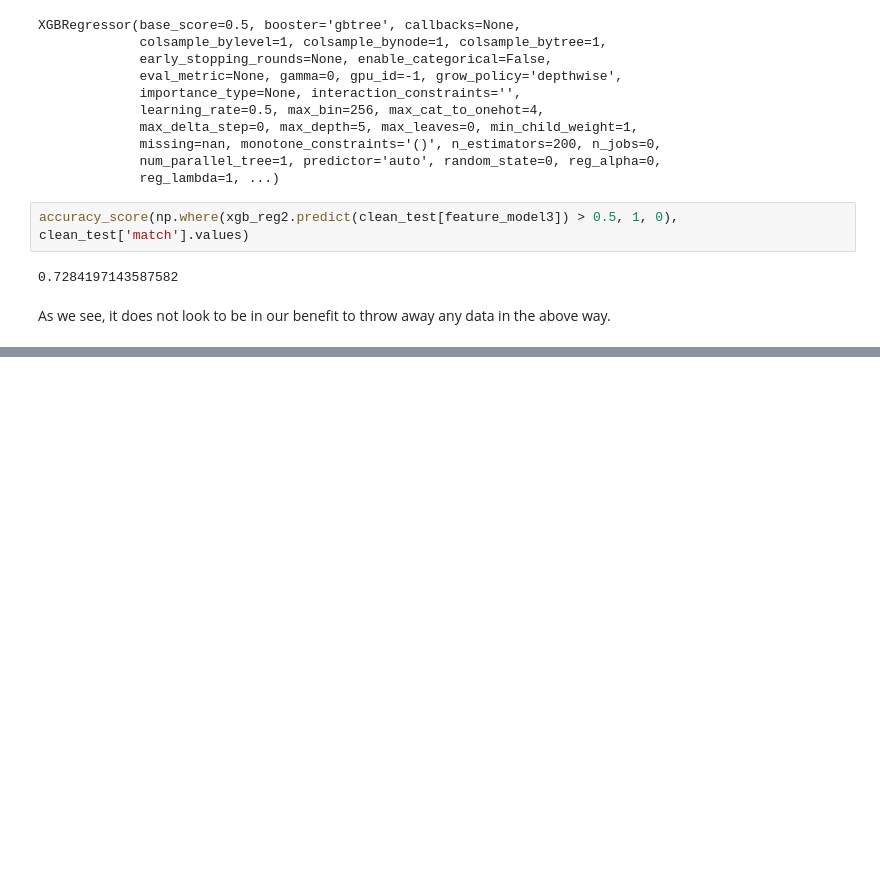
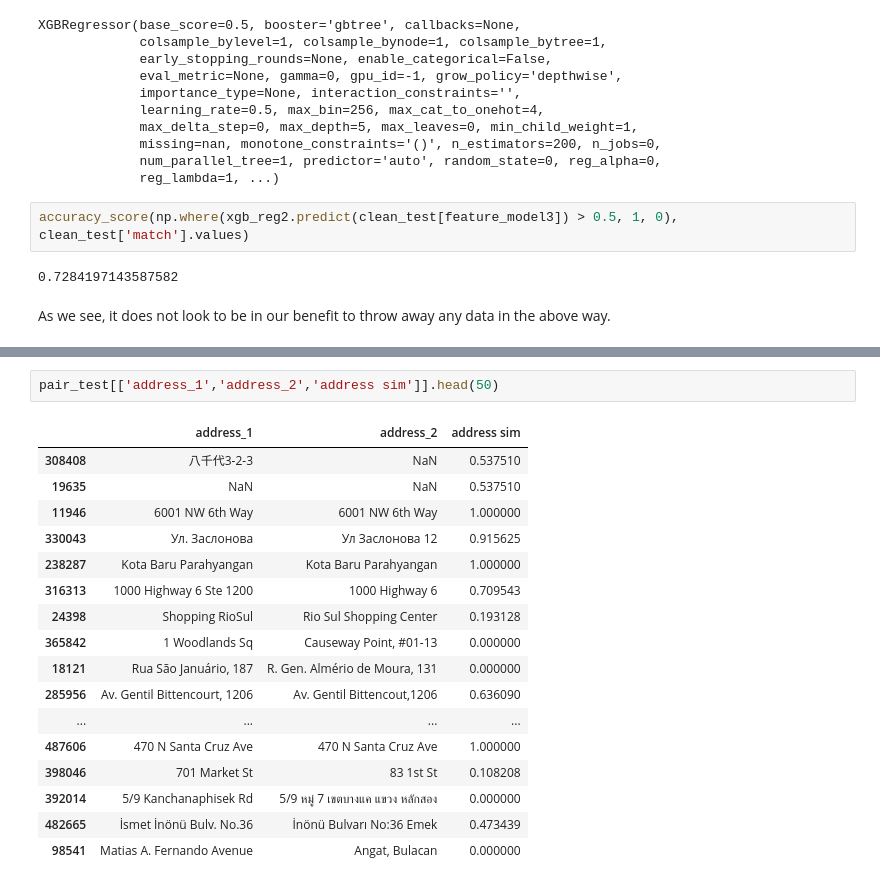
Before and after one commit to hfr1tz3/hopf_bundle, a Jupyter notebook: MoreFeatures.ipynb, the cells around one changed output, grey strips where cells are left out. Drawn from its saved outputs; the diff is of its cells as text; blank space fills up the shorter version.

```diff
--- a/MoreFeatures.ipynb
+++ b/MoreFeatures.ipynb
@@ -497,0 +628,20 @@ As we see, it does not look to be in our benefit to throw away any data in the a
+# %%
+pair_test[['address_1','address_2','address sim']].head(50)
+# %% [output]
+|  | address_1 | address_2 | address sim |
+| 308408 | 八千代3-2-3 | NaN | 0.537510 |
+| 19635 | NaN | NaN | 0.537510 |
+| 11946 | 6001 NW 6th Way | 6001 NW 6th Way | 1.000000 |
+| 330043 | Ул. Заслонова | Ул Заслонова 12 | 0.915625 |
+| 238287 | Kota Baru Parahyangan | Kota Baru Parahyangan | 1.000000 |
+| 316313 | 1000 Highway 6 Ste 1200 | 1000 Highway 6 | 0.709543 |
+| 24398 | Shopping RioSul | Rio Sul Shopping Center | 0.193128 |
+| 365842 | 1 Woodlands Sq | Causeway Point, #01-13 | 0.000000 |
+| 18121 | Rua São Januário, 187 | R. Gen. Almério de Moura, 131 | 0.000000 |
+| 285956 | Av. Gentil Bittencourt, 1206 | Av. Gentil Bittencout,1206 | 0.636090 |
+| ... | ... | ... | ... |
+| 487606 | 470 N Santa Cruz Ave | 470 N Santa Cruz Ave | 1.000000 |
+| 398046 | 701 Market St | 83 1st St | 0.108208 |
+| 392014 | 5/9 Kanchanaphisek Rd | 5/9 หมู่ 7 เขตบางแค แขวง หลักสอง | 0.000000 |
+| 482665 | İsmet İnönü Bulv. No.36 | İnönü Bulvarı No:36 Emek | 0.473439 |
+| 98541 | Matias A. Fernando Avenue | Angat, Bulacan | 0.000000 |
```
Also changed, not shown: parts of 26 cells of this notebook.
